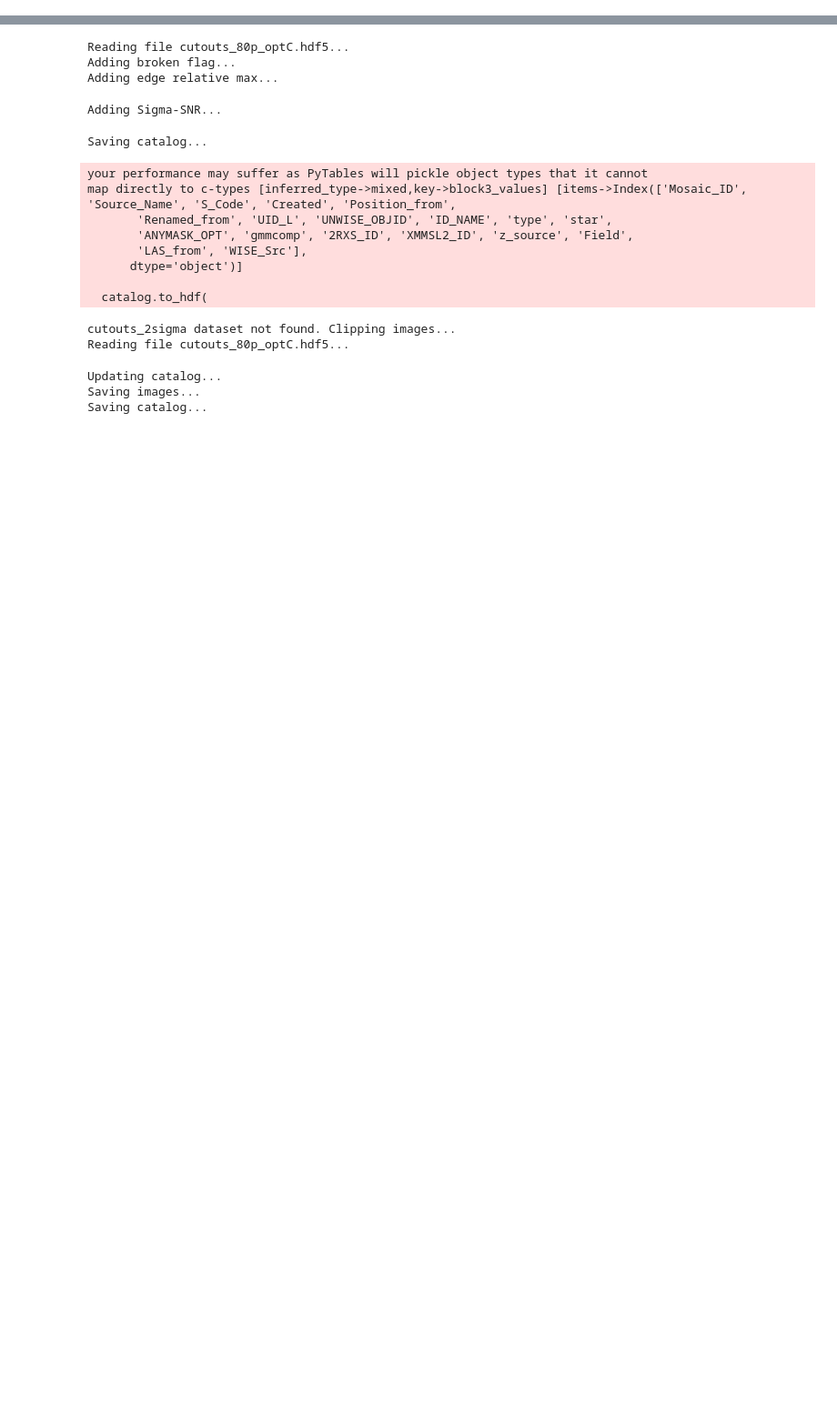
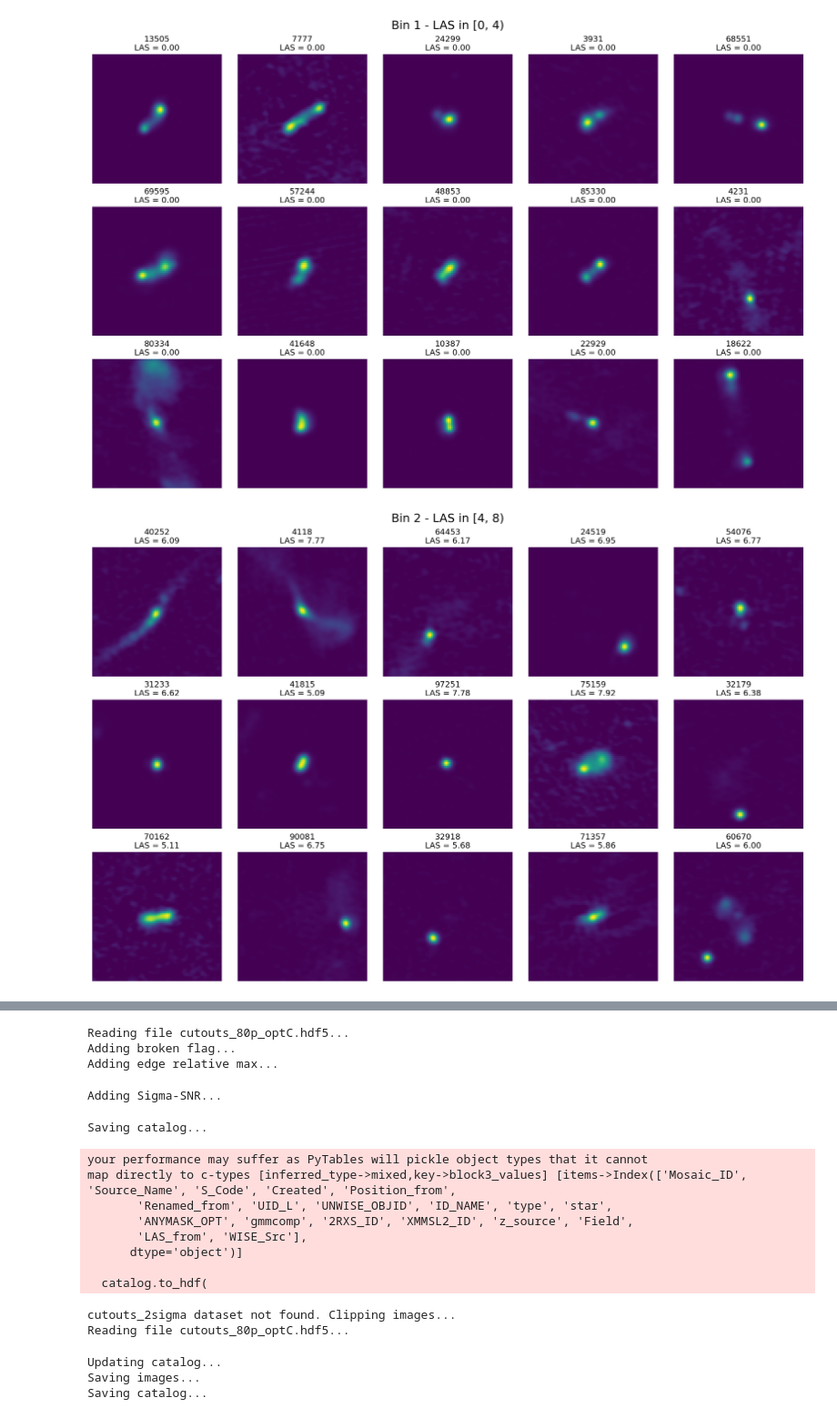
Before and after one commit to tmartinezML/LOFAR-Diffusion, a Jupyter notebook: src/notebooks/image_preprocessing.ipynb, the cells around one changed output, grey strips where cells are left out. Shown at 91% size. Saved outputs shown, nothing was run; the diff lists cells and outputs as text; code cells hidden in the pictures; blank space fills up the shorter version.

```diff
--- a/src/notebooks/image_preprocessing.ipynb
+++ b/src/notebooks/image_preprocessing.ipynb
@@ -10,0 +32,13 @@ from importlib import reload
+# %%
+from plotting.plot_images import metric_peek
+
+metric_peek(
+    np.array(dset.LAS),
+    np.linspace(0, 20, 6),
+    dset.data,
+    metric_name='LAS',
+    n_examples=15,
+)
+# %% [output]
+[figure, added]
+[figure, added]
```
Also changed, not shown: parts of 5 cells of this notebook.
